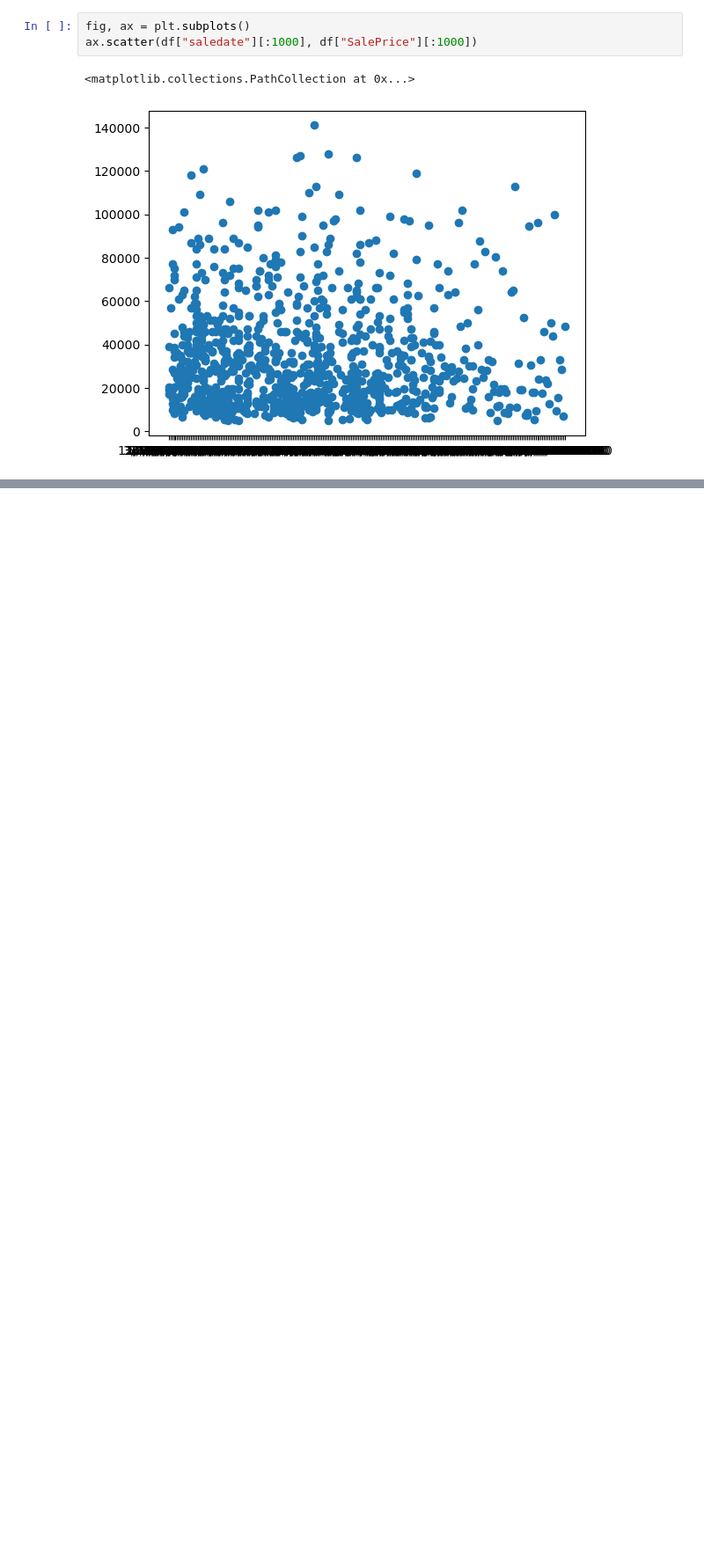
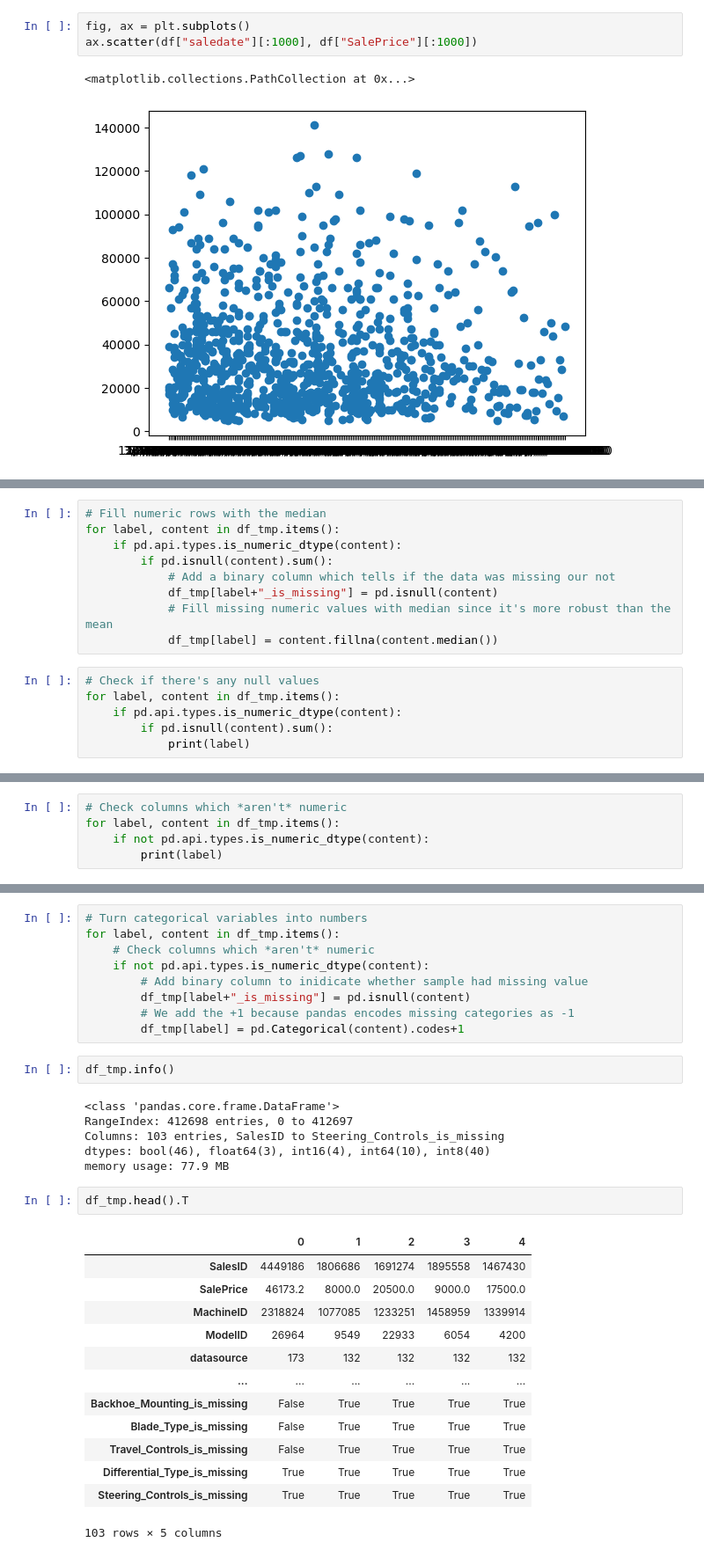
Before and after one commit to ankitx55/Bulldozer-sales-price-prediction, a Jupyter notebook: Bulldozer-sales-price-model.ipynb, the cells around one changed output, grey strips where cells are left out. Shown at 88% size. Cells and saved outputs as stored; diff of their text form; blank space fills up the shorter version.

```diff
--- a/Bulldozer-sales-price-model.ipynb
+++ b/Bulldozer-sales-price-model.ipynb
@@ -129,0 +297,15 @@ Name: saledate, dtype: object
+# %%
+# Fill numeric rows with the median
+for label, content in df_tmp.items():
+    if pd.api.types.is_numeric_dtype(content):
+        if pd.isnull(content).sum():
+            # Add a binary column which tells if the data was missing our not
+            df_tmp[label+"_is_missing"] = pd.isnull(content)
+            # Fill missing numeric values with median since it's more robust than the mean
+            df_tmp[label] = content.fillna(content.median())
+# %%
+# Check if there's any null values
+for label, content in df_tmp.items():
+    if pd.api.types.is_numeric_dtype(content):
+        if pd.isnull(content).sum():
+            print(label)
@@ -129,0 +320,5 @@ Name: saledate, dtype: object
+# %%
+# Check columns which *aren't* numeric
+for label, content in df_tmp.items():
+    if not pd.api.types.is_numeric_dtype(content):
+        print(label)
@@ -129,0 +343,33 @@ Name: saledate, dtype: object
+# %%
+# Turn categorical variables into numbers
+for label, content in df_tmp.items():
+    # Check columns which *aren't* numeric
+    if not pd.api.types.is_numeric_dtype(content):
+        # Add binary column to inidicate whether sample had missing value
+        df_tmp[label+"_is_missing"] = pd.isnull(content)
+        # We add the +1 because pandas encodes missing categories as -1
+        df_tmp[label] = pd.Categorical(content).codes+1
+# %%
+df_tmp.info()
+# %% [output]
+<class 'pandas.core.frame.DataFrame'>
+RangeIndex: 412698 entries, 0 to 412697
+Columns: 103 entries, SalesID to Steering_Controls_is_missing
+dtypes: bool(46), float64(3), int16(4), int64(10), int8(40)
+memory usage: 77.9 MB
+# %%
+df_tmp.head().T
+# %% [output]
+|  | 0 | 1 | 2 | 3 | 4 |
+| SalesID | 4449186 | 1806686 | 1691274 | 1895558 | 1467430 |
+| SalePrice | 46173.2 | 8000.0 | 20500.0 | 9000.0 | 17500.0 |
+| MachineID | 2318824 | 1077085 | 1233251 | 1458959 | 1339914 |
+| ModelID | 26964 | 9549 | 22933 | 6054 | 4200 |
+| datasource | 173 | 132 | 132 | 132 | 132 |
+| ... | ... | ... | ... | ... | ... |
+| Backhoe_Mounting_is_missing | False | True | True | True | True |
+| Blade_Type_is_missing | False | True | True | True | True |
+| Travel_Controls_is_missing | False | True | True | True | True |
+| Differential_Type_is_missing | True | True | True | True | True |
+| Steering_Controls_is_missing | True | True | True | True | True |
+103 rows × 5 columns
```
Also changed, not shown: parts of 49 cells of this notebook.
